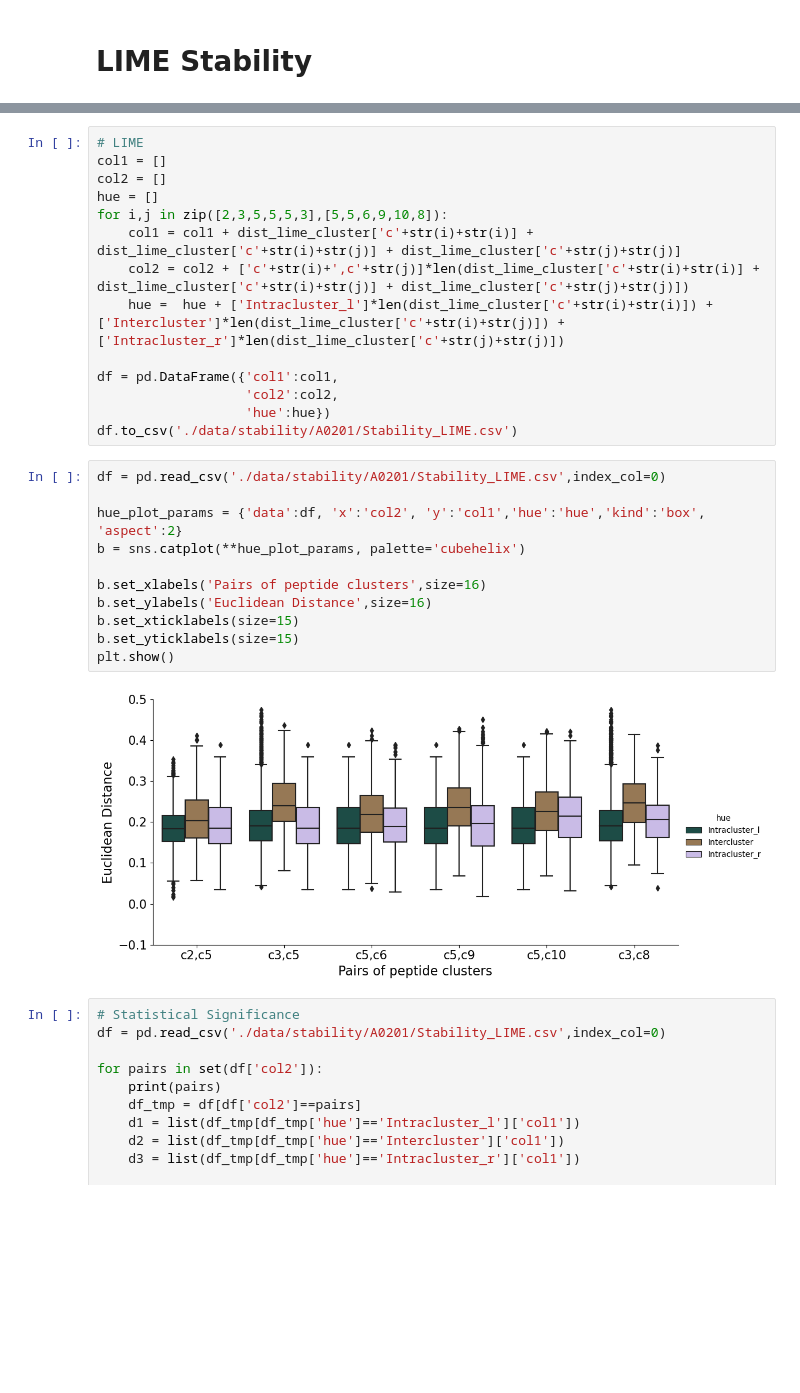
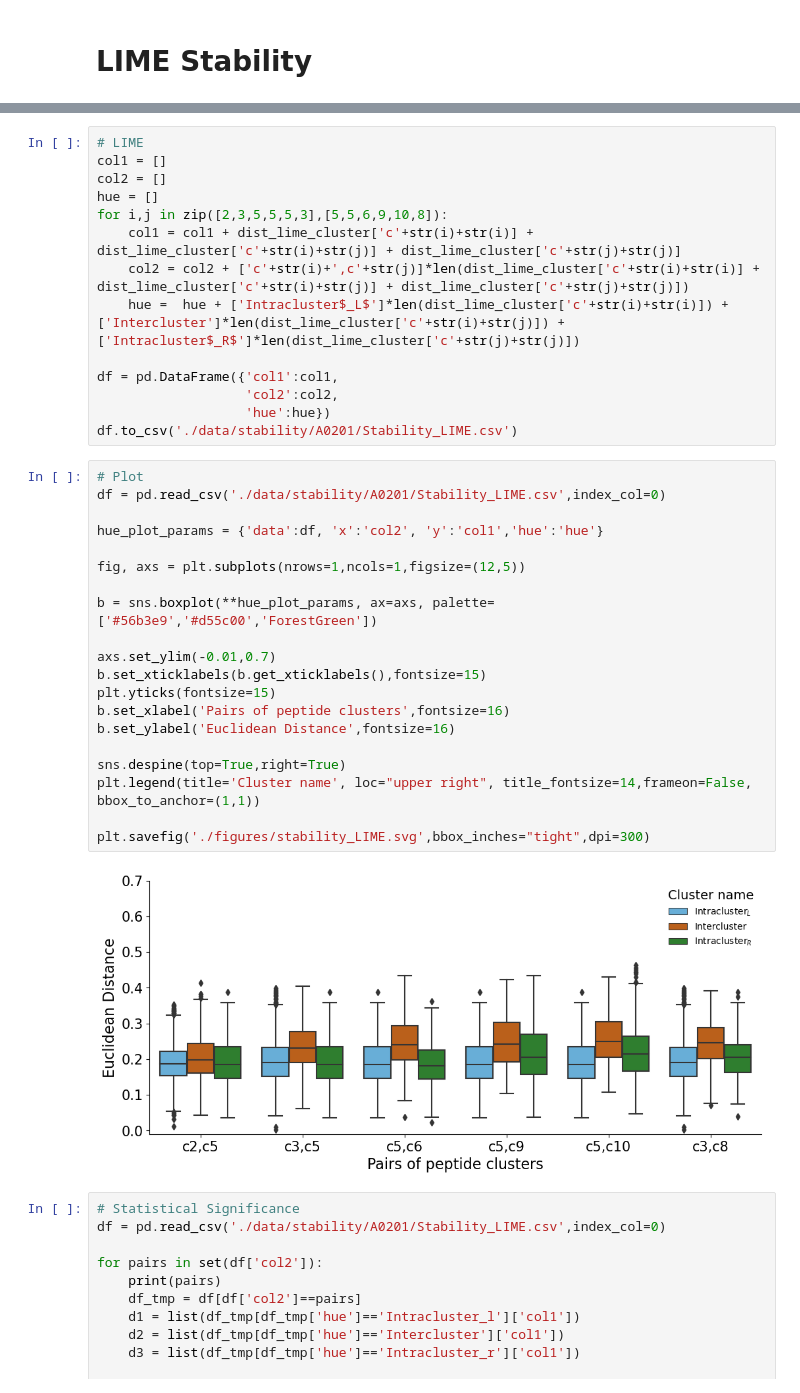
Before and after one commit to PRBorole/MHCXAI, a Jupyter notebook: 4 - Stability.ipynb, the cells around one changed output, grey strips where cells are left out. Saved outputs shown, nothing was run; the diff lists cells and outputs as text; blank space fills up the shorter version.

```diff
--- a/4 - Stability.ipynb
+++ b/4 - Stability.ipynb
@@ -300,25 +294,34 @@ hue = []
 for i,j in zip([2,3,5,5,5,3],[5,5,6,9,10,8]):
     col1 = col1 + dist_lime_cluster['c'+str(i)+str(i)] + dist_lime_cluster['c'+str(i)+str(j)] + dist_lime_cluster['c'+str(j)+str(j)]
     col2 = col2 + ['c'+str(i)+',c'+str(j)]*len(dist_lime_cluster['c'+str(i)+str(i)] + dist_lime_cluster['c'+str(i)+str(j)] + dist_lime_cluster['c'+str(j)+str(j)])
-    hue =  hue + ['Intracluster_l']*len(dist_lime_cluster['c'+str(i)+str(i)]) + ['Intercluster']*len(dist_lime_cluster['c'+str(i)+str(j)]) + ['Intracluster_r']*len(dist_lime_cluster['c'+str(j)+str(j)])
+    hue =  hue + ['Intracluster$_L$']*len(dist_lime_cluster['c'+str(i)+str(i)]) + ['Intercluster']*len(dist_lime_cluster['c'+str(i)+str(j)]) + ['Intracluster$_R$']*len(dist_lime_cluster['c'+str(j)+str(j)])
 
 df = pd.DataFrame({'col1':col1,
                    'col2':col2,
                    'hue':hue})
 df.to_csv('./data/stability/A0201/Stability_LIME.csv')
 # %%
+# Plot
 df = pd.read_csv('./data/stability/A0201/Stability_LIME.csv',index_col=0)
 
-hue_plot_params = {'data':df, 'x':'col2', 'y':'col1','hue':'hue','kind':'box', 'aspect':2}
-b = sns.catplot(**hue_plot_params, palette='cubehelix')
+hue_plot_params = {'data':df, 'x':'col2', 'y':'col1','hue':'hue'}
 
-b.set_xlabels('Pairs of peptide clusters',size=16)
-b.set_ylabels('Euclidean Distance',size=16)
-b.set_xticklabels(size=15)
-b.set_yticklabels(size=15)
-plt.show()
+fig, axs = plt.subplots(nrows=1,ncols=1,figsize=(12,5))
+
+b = sns.boxplot(**hue_plot_params, ax=axs, palette=['#56b3e9','#d55c00','ForestGreen'])
+
+axs.set_ylim(-0.01,0.7)
+b.set_xticklabels(b.get_xticklabels(),fontsize=15)
+plt.yticks(fontsize=15)
+b.set_xlabel('Pairs of peptide clusters',fontsize=16)
+b.set_ylabel('Euclidean Distance',fontsize=16)
+
+sns.despine(top=True,right=True)
+plt.legend(title='Cluster name', loc="upper right", title_fontsize=14,frameon=False, bbox_to_anchor=(1,1))
+
+plt.savefig('./figures/stability_LIME.svg',bbox_inches="tight",dpi=300)
 # %% [output]
-[figure, old version]
+[figure, new version]
 # %%
 # Statistical Significance
 df = pd.read_csv('./data/stability/A0201/Stability_LIME.csv',index_col=0)
```
Also changed, not shown: parts of 6 cells of this notebook, 17 other files.
